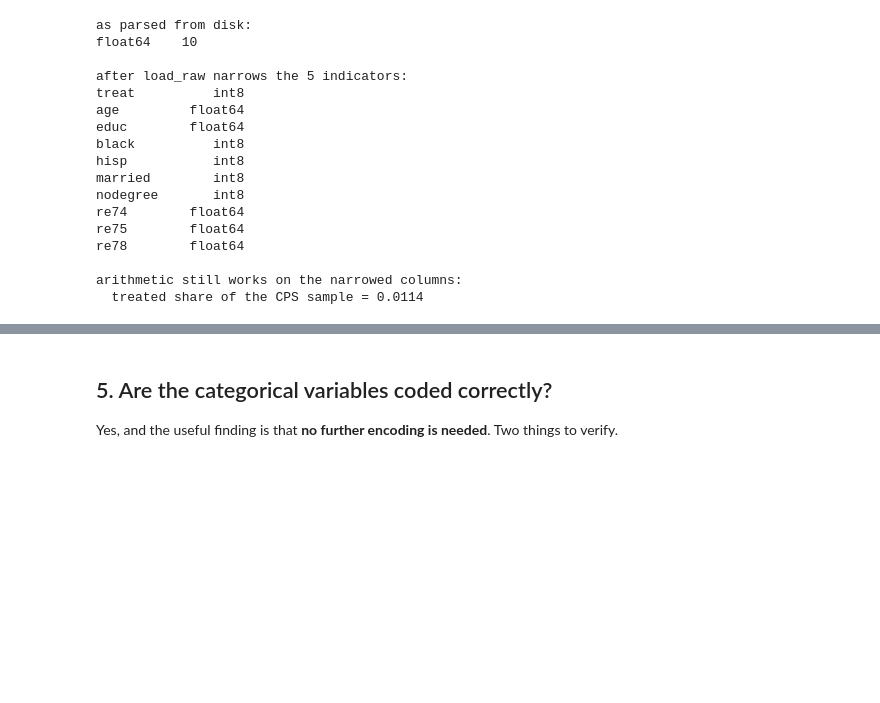
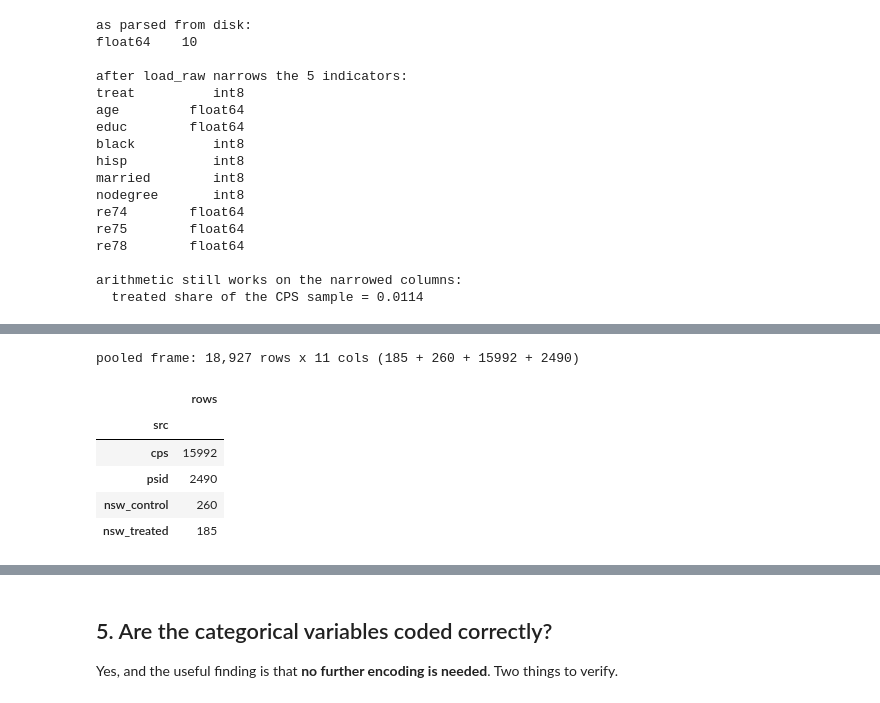
Before and after one commit to stellawwww/psm-causal-inference, a Jupyter notebook: notebooks/01_data_prep.ipynb, the cells around one changed output, grey strips where cells are left out. Cells and saved outputs as stored; diff of their text form; code cells hidden in the pictures; blank space fills up the shorter version.

```diff
--- a/notebooks/01_data_prep.ipynb
+++ b/notebooks/01_data_prep.ipynb
@@ -326,24 +144,0 @@ This cannot be repaired — censored data cannot be uncensored. It is recorded a
-# %%
-TOPCODE = {"re74": 25862.32, "re75": 25243.55, "re78": 25564.67}
-
-share = pd.DataFrame({
-    name: {f"% at {c} cap": (df[c].round(2) == v).mean() * 100 for c, v in TOPCODE.items()}
-          | {"max re78": df.re78.max()}
-    for name, df in raw.items()
-}).T
-print("share of rows sitting exactly at the candidate cap value\n")
-print(share.round(2).to_string())
-
-fig, ax = figures.new_fig()
-for name, colour in [("cps", "#c44e52"), ("psid", "#4c72b0"), ("nsw_treated", "#55a868")]:
-    ax.hist(raw[name].re78, bins=60, density=True, alpha=.55, label=name, color=colour)
-ax.axvline(TOPCODE["re78"], ls="--", lw=1.1, color="black")
-ax.annotate(f"CPS cap  ${TOPCODE['re78']:,.0f}", xy=(TOPCODE["re78"], ax.get_ylim()[1] * .8),
-            xytext=(12, 0), textcoords="offset points", fontsize=9)
-ax.set_xlim(0, 80_000)
-ax.set_xlabel("1978 real earnings ($)")
-ax.set_yticks([])
-ax.set_title("CPS earnings stop dead at a single value; PSID and NSW do not")
-ax.legend()
-figures.save_fig(fig, "earnings_topcode", close=False)
-plt.show()
@@ -358,0 +331,13 @@ psid                  0.36           0.12           0.24 121,173.58
+# %%
+all_rows = pd.concat([df.assign(src=k) for k, df in raw.items()], ignore_index=True)
+print(f"pooled frame: {len(all_rows):,} rows x {all_rows.shape[1]} cols "
+      f"({' + '.join(str(len(d)) for d in raw.values())})")
+all_rows.src.value_counts().to_frame("rows")
+# %% [output]
+pooled frame: 18,927 rows x 11 cols (185 + 260 + 15992 + 2490)
+|  | rows |
+| src |  |
+| cps | 15992 |
+| psid | 2490 |
+| nsw_control | 260 |
+| nsw_treated | 185 |
```
Also changed, not shown: parts of 26 cells of this notebook, 1 other file.
